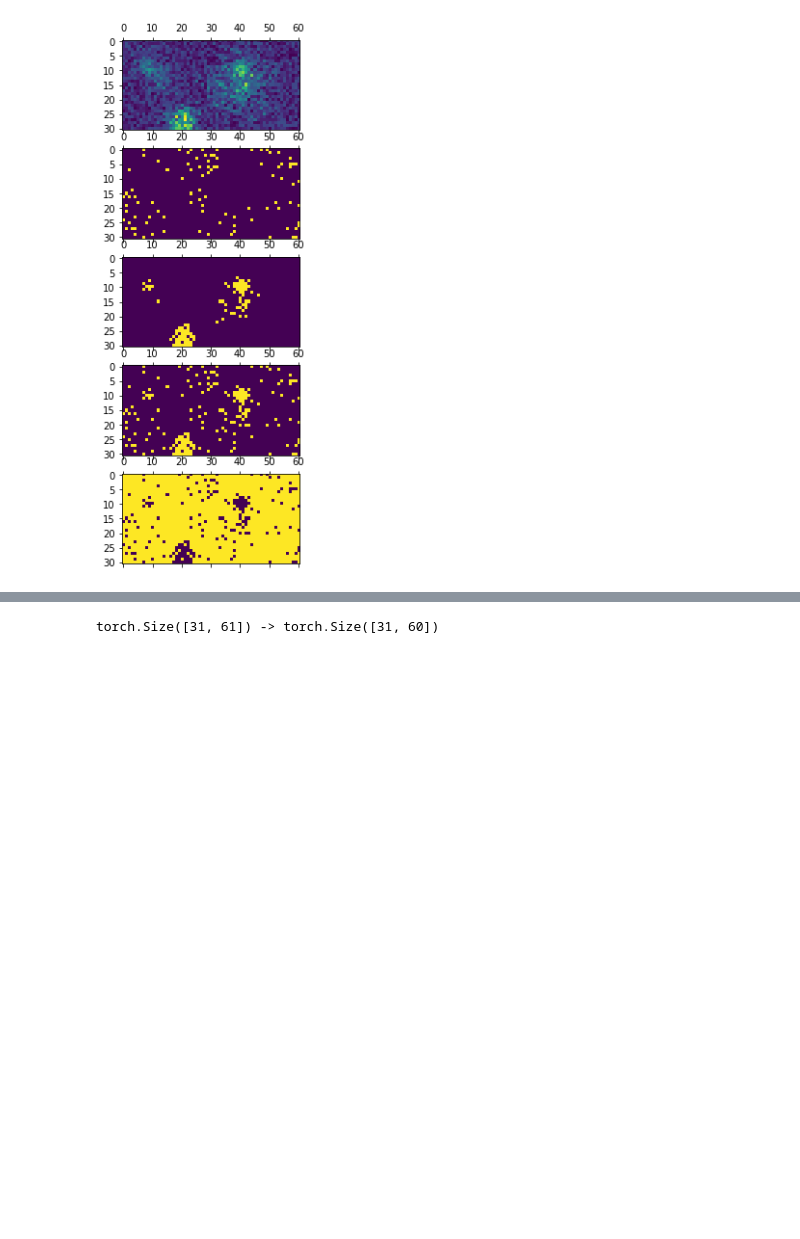
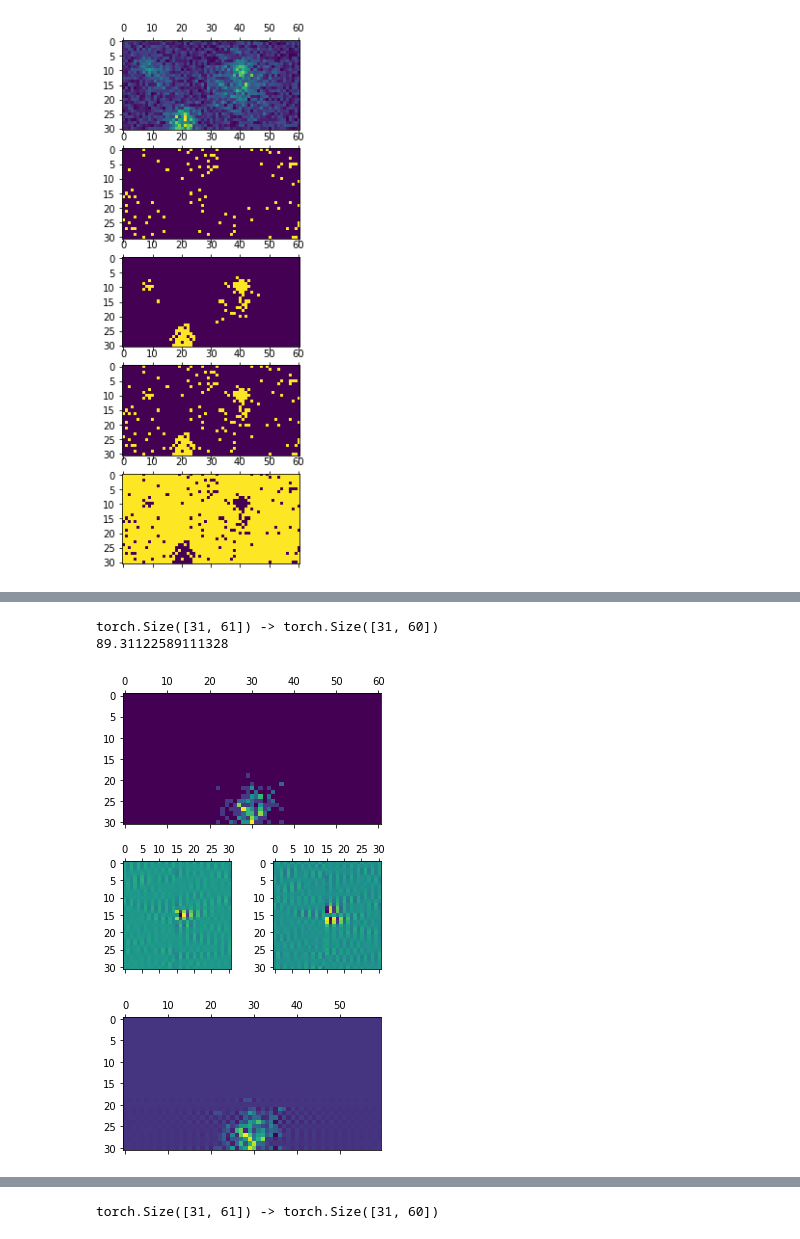
Before and after one commit to lkndl/ppi, a Jupyter notebook: ppi/fft2d.ipynb, the cells around one changed output, grey strips where cells are left out. Saved outputs shown, nothing was run; the diff lists cells and outputs as text; code cells hidden in the pictures; blank space fills up the shorter version.

```diff
--- a/ppi/fft2d.ipynb
+++ b/ppi/fft2d.ipynb
@@ -195,3 +200,9 @@ torch.Size([31, 61]) -> torch.Size([31, 60])
+# %%
+_ = array_reconstructor_threshold(ppeak, share=1)
+# %% [output]
+torch.Size([31, 61]) -> torch.Size([31, 60])
+89.31122589111328
+[figure, added]
 # %%
 _ = array_reconstructor_threshold(ppeak, share=.1)
 # %% [output]
```
Also changed, not shown: parts of 8 cells of this notebook, 6 other files.
